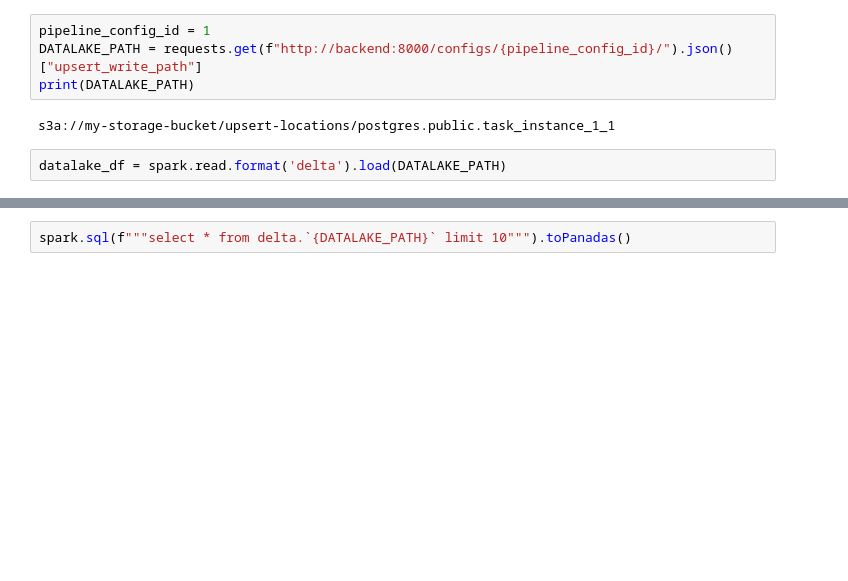
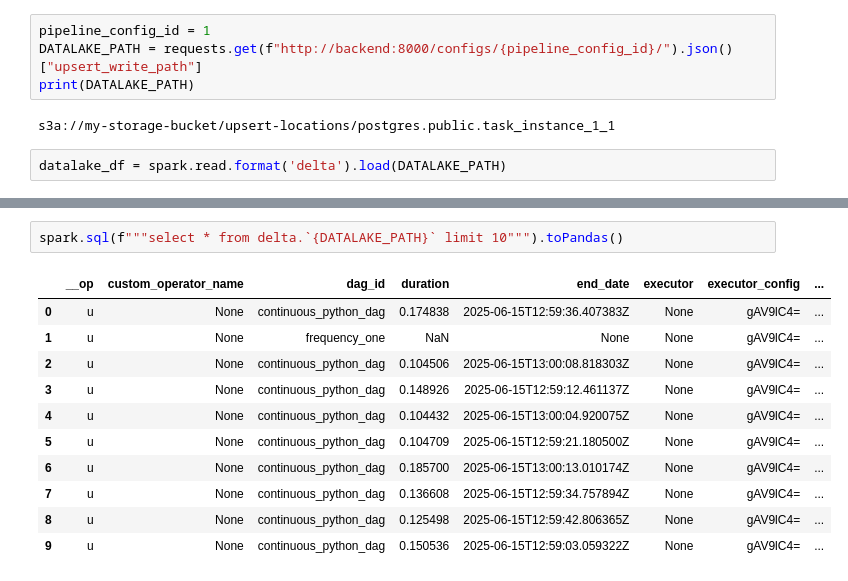
Before and after one commit to vidit1999/data-pipeline-setup, a Jupyter notebook: QueryLakeTable.ipynb, the cells around one changed output, grey strips where cells are left out. Cells and saved outputs as stored; diff of their text form; blank space fills up the shorter version.

```diff
--- a/QueryLakeTable.ipynb
+++ b/QueryLakeTable.ipynb
@@ -48,2 +56,14 @@ datalake_df.limit(10).toPanadas()
 # %%
-spark.sql(f"""select * from delta.`{DATALAKE_PATH}` limit 10""").toPanadas()
+spark.sql(f"""select * from delta.`{DATALAKE_PATH}` limit 10""").toPandas()
+# %% [output]
+|  | __op | custom_operator_name | dag_id | duration | end_date | executor | executor_config | ... |
+| 0 | u | None | continuous_python_dag | 0.174838 | 2025-06-15T12:59:36.407383Z | None | gAV9lC4= | ... |
+| 1 | u | None | frequency_one | NaN | None | None | gAV9lC4= | ... |
+| 2 | u | None | continuous_python_dag | 0.104506 | 2025-06-15T13:00:08.818303Z | None | gAV9lC4= | ... |
+| 3 | u | None | continuous_python_dag | 0.148926 | 2025-06-15T12:59:12.461137Z | None | gAV9lC4= | ... |
+| 4 | u | None | continuous_python_dag | 0.104432 | 2025-06-15T13:00:04.920075Z | None | gAV9lC4= | ... |
+| 5 | u | None | continuous_python_dag | 0.104709 | 2025-06-15T12:59:21.180500Z | None | gAV9lC4= | ... |
+| 6 | u | None | continuous_python_dag | 0.185700 | 2025-06-15T13:00:13.010174Z | None | gAV9lC4= | ... |
+| 7 | u | None | continuous_python_dag | 0.136608 | 2025-06-15T12:59:34.757894Z | None | gAV9lC4= | ... |
+| 8 | u | None | continuous_python_dag | 0.125498 | 2025-06-15T12:59:42.806365Z | None | gAV9lC4= | ... |
+| 9 | u | None | continuous_python_dag | 0.150536 | 2025-06-15T12:59:03.059322Z | None | gAV9lC4= | ... |
```
Also changed, not shown: parts of 2 cells of this notebook, 3 other files.
